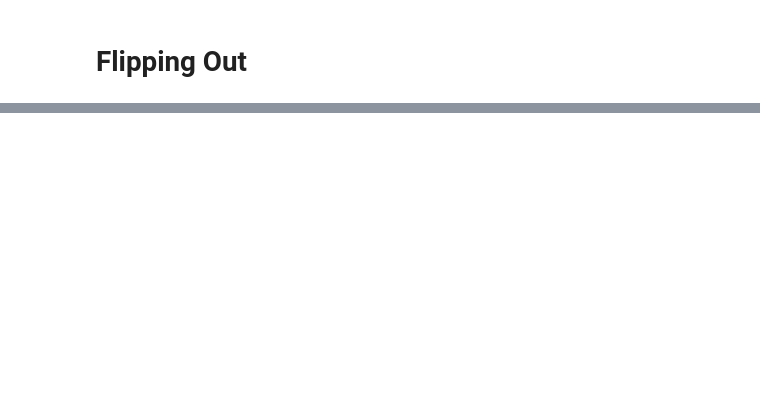
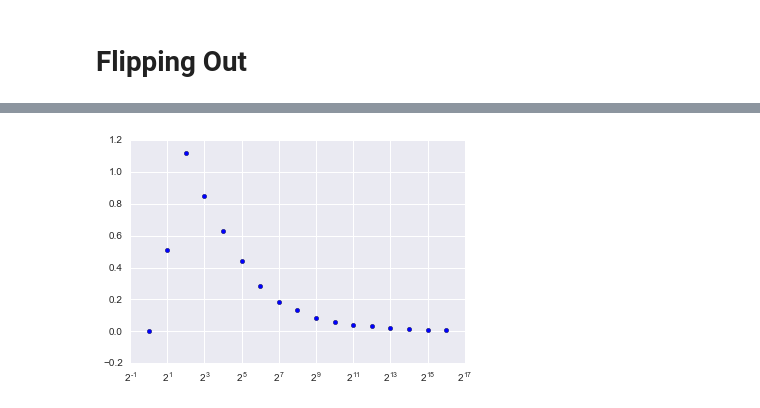
Before and after one commit to sateigen/flipping-out, a Jupyter notebook: coin-flips.ipynb, the cells around one changed output, grey strips where cells are left out. Cells and saved outputs as stored; diff of their text form; code cells hidden in the pictures; blank space fills up the shorter version.

```diff
--- a/coin-flips.ipynb
+++ b/coin-flips.ipynb
@@ -102,0 +180,6 @@ plt.show()
+# %%
+standard_deviations = []
+for key in flip_dict:
+    standard_deviations.append(st.stdev(flip_dict[key]))
+
+standard_deviations
@@ -102,0 +204,10 @@ plt.show()
+# %%
+x_values = []
+for num in range(17):
+    x_values.append(2**num)
+
+plt.scatter(x_values, standard_deviations)
+plt.xscale('log', basex=2)
+plt.show()
+# %% [output]
+[figure, added]
```
Also changed, not shown: parts of 9 cells of this notebook.
